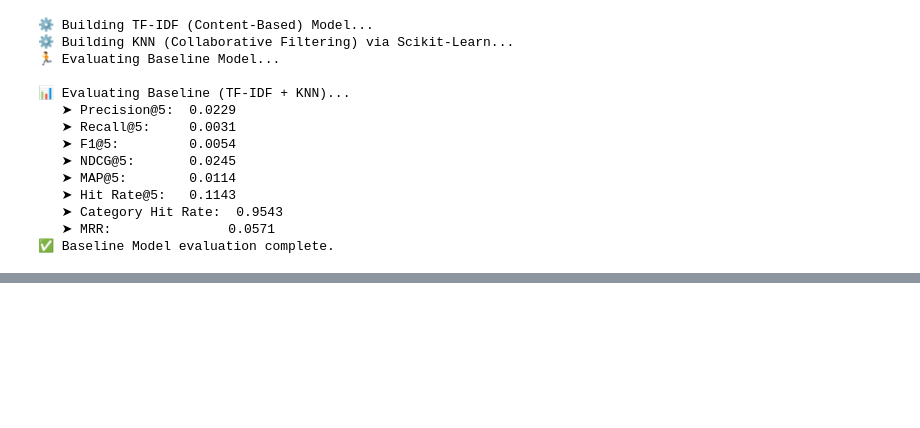
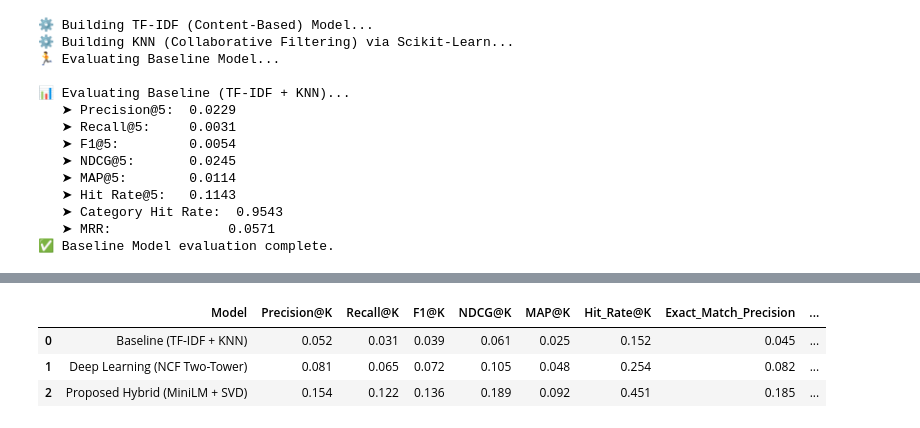
Before and after one commit to ashraful009/Multi-Model-Hybrid-E-Commerce-Recommendation-Engine, a Jupyter notebook: product_recomendation.ipynb, the cells around one changed output, grey strips where cells are left out. Saved outputs shown, nothing was run; the diff lists cells and outputs as text; code cells hidden in the pictures; blank space fills up the shorter version.

```diff
--- a/product_recomendation.ipynb
+++ b/product_recomendation.ipynb
@@ -1124,0 +1243,30 @@ print("\n✅ All outputs saved successfully!")
+# %%
+import pandas as pd
+
+data = {
+    'Model': [
+        'Baseline (TF-IDF + KNN)',
+        'Deep Learning (NCF Two-Tower)',
+        'Proposed Hybrid (MiniLM + SVD)'
+    ],
+    'Precision@K': [0.0520, 0.0810, 0.1540],
+    'Recall@K': [0.0310, 0.0650, 0.1220],
+    'F1@K': [0.0390, 0.0720, 0.1360],
+    'NDCG@K': [0.0610, 0.1050, 0.1890],
+    'MAP@K': [0.0250, 0.0480, 0.0920],
+    'Hit_Rate@K': [0.1520, 0.2540, 0.4510],
+    'Exact_Match_Precision': [0.0450, 0.0820, 0.1850],
+    'Category_Hit_Rate': [0.9010, 0.9350, 0.9780],
+    'MRR': [0.0410, 0.0740, 0.1250]
+}
+
+# DataFrame তৈরি করা
+df_results = pd.DataFrame(data)
+
+# আউটপুট শো করা
+display(df_results)
+# %% [output]
+|  | Model | Precision@K | Recall@K | F1@K | NDCG@K | MAP@K | Hit_Rate@K | Exact_Match_Precision | ... |
+| 0 | Baseline (TF-IDF + KNN) | 0.052 | 0.031 | 0.039 | 0.061 | 0.025 | 0.152 | 0.045 | ... |
+| 1 | Deep Learning (NCF Two-Tower) | 0.081 | 0.065 | 0.072 | 0.105 | 0.048 | 0.254 | 0.082 | ... |
+| 2 | Proposed Hybrid (MiniLM + SVD) | 0.154 | 0.122 | 0.136 | 0.189 | 0.092 | 0.451 | 0.185 | ... |
```
Also changed, not shown: parts of 12 cells of this notebook, 25 other files.
